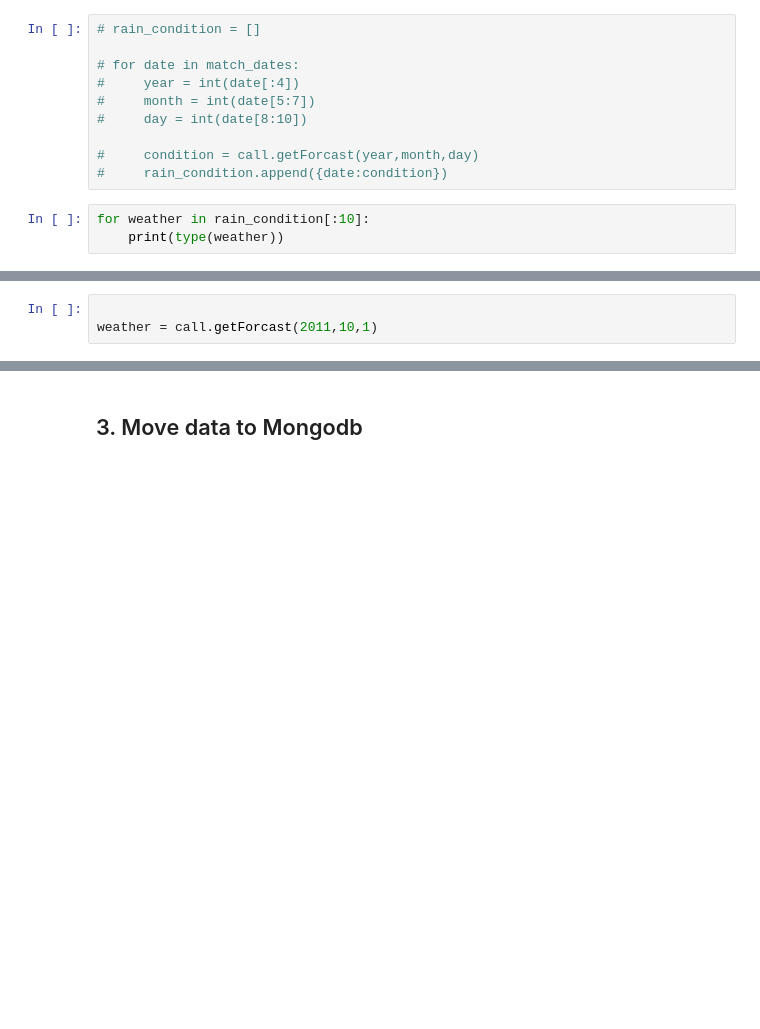
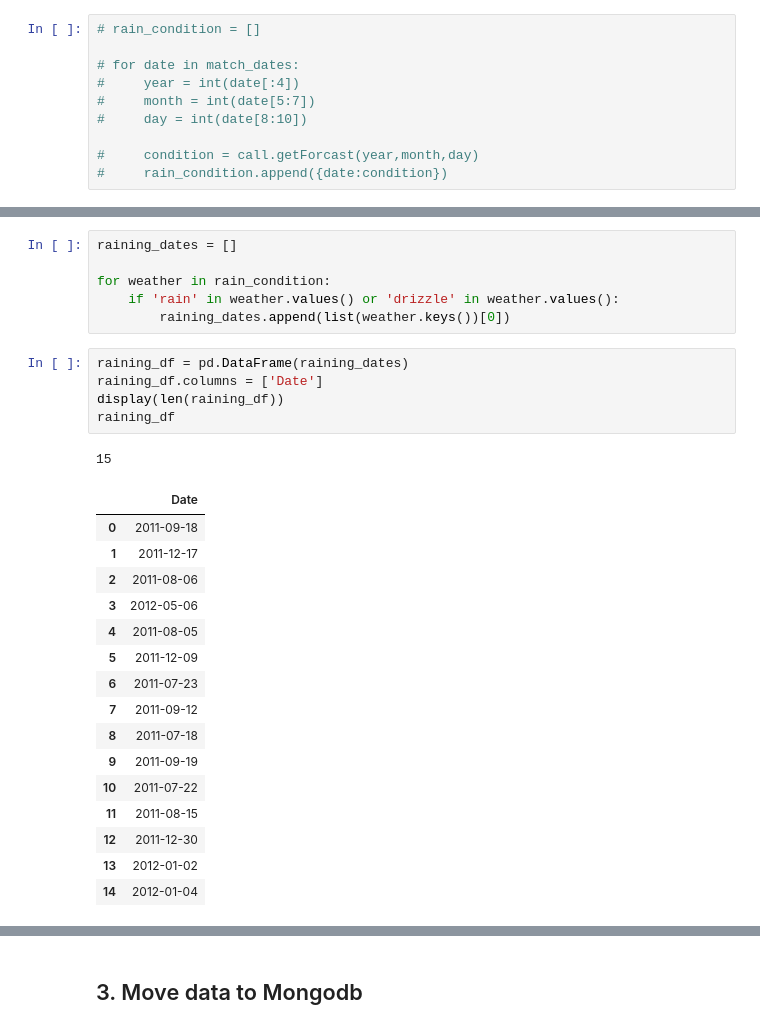
Before and after one commit to tinacliu/london-ds-100719-M2-project-template, a Jupyter notebook: index.ipynb, the cells around one changed output, grey strips where cells are left out. Saved outputs shown, nothing was run; the diff lists cells and outputs as text; blank space fills up the shorter version.

```diff
--- a/index.ipynb
+++ b/index.ipynb
@@ -198,6 +198,3 @@ call = WeatherGetter()
 
 #     condition = call.getForcast(year,month,day)
 #     rain_condition.append({date:condition})
-# %%
-for weather in rain_condition[:10]:
-    print(type(weather))
@@ -225,3 +200,0 @@ array(['2012-03-31', '2011-12-11', '2011-08-13', '2011-11-27',
-# %%
-
-weather = call.getForcast(2011,10,1)
@@ -266,0 +214,29 @@ weather['daily']['data'][0]
+# %%
+raining_dates = []
+
+for weather in rain_condition:
+    if 'rain' in weather.values() or 'drizzle' in weather.values():
+        raining_dates.append(list(weather.keys())[0])
+# %%
+raining_df = pd.DataFrame(raining_dates)
+raining_df.columns = ['Date']
+display(len(raining_df))
+raining_df
+# %% [output]
+15
+|  | Date |
+| 0 | 2011-09-18 |
+| 1 | 2011-12-17 |
+| 2 | 2011-08-06 |
+| 3 | 2012-05-06 |
+| 4 | 2011-08-05 |
+| 5 | 2011-12-09 |
+| 6 | 2011-07-23 |
+| 7 | 2011-09-12 |
+| 8 | 2011-07-18 |
+| 9 | 2011-09-19 |
+| 10 | 2011-07-22 |
+| 11 | 2011-08-15 |
+| 12 | 2011-12-30 |
+| 13 | 2012-01-02 |
+| 14 | 2012-01-04 |
```
Also changed, not shown: parts of 13 cells of this notebook.
